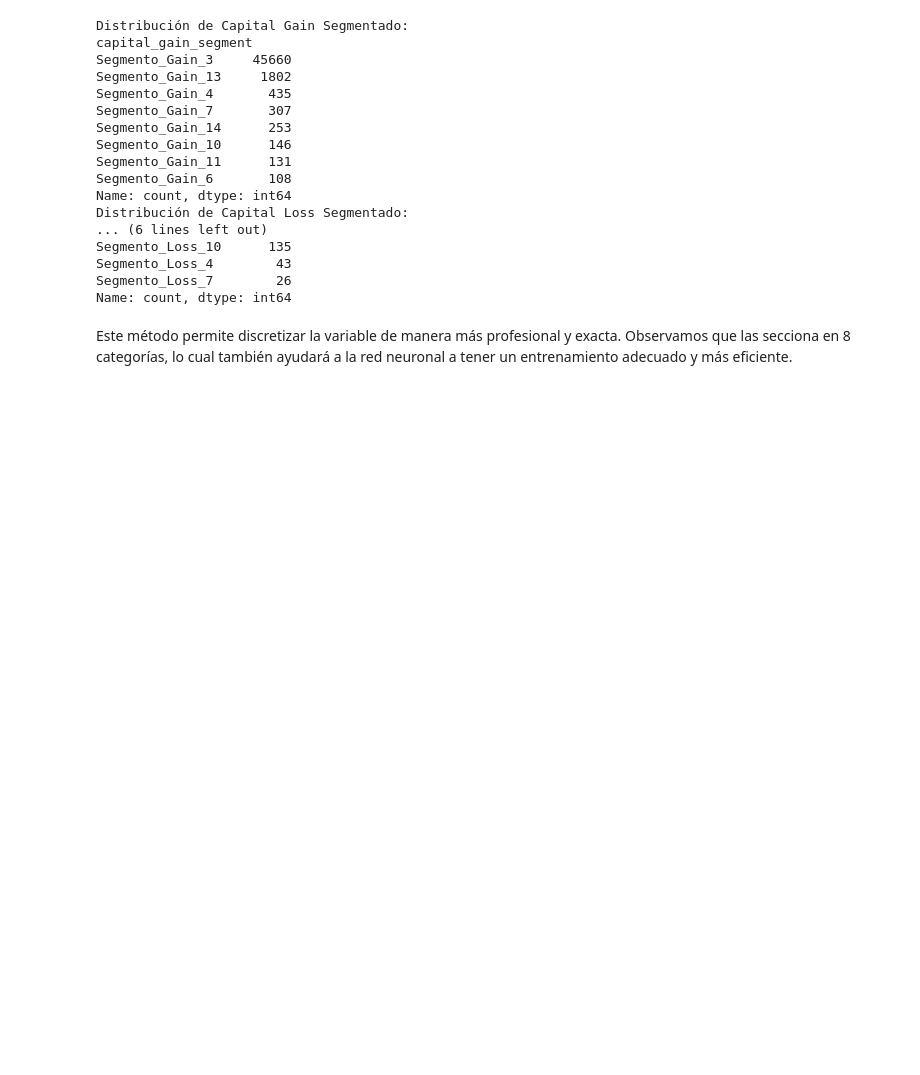
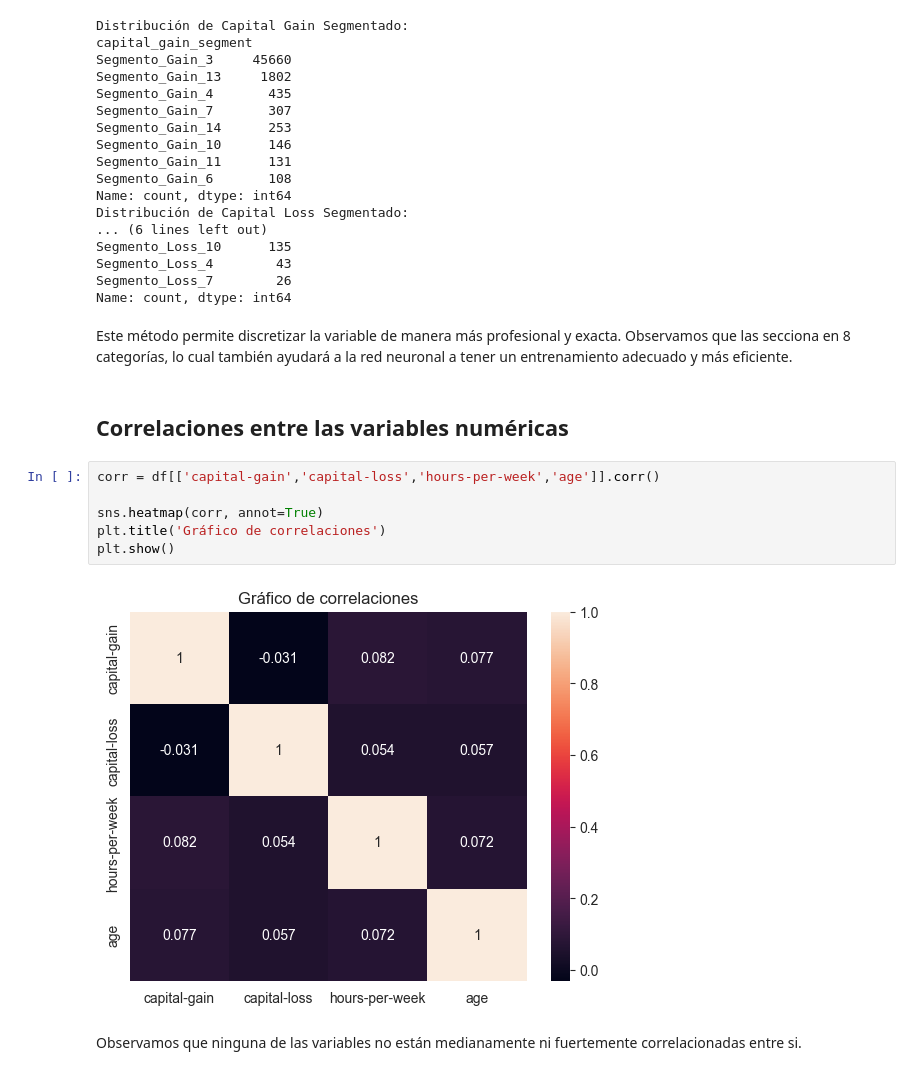
Before and after one commit to Marcelloprime/rnn_adult_income_prediction, a Jupyter notebook: 01_eda.ipynb, the cells around one changed output. Drawn from its saved outputs; the diff is of its cells as text; blank space fills up the shorter version.

Commit message:
EDA V3.1 Agregando matriz de correlaciones.

```diff
--- a/01_eda.ipynb
+++ b/01_eda.ipynb
@@ -435,3 +435,15 @@ Segmento_Loss_7        26
 Name: count, dtype: int64
 # %% [markdown]
 Este método permite discretizar la variable de manera más profesional y exacta. Observamos que las secciona en 8 categorías, lo cual también ayudará a la red neuronal a tener un entrenamiento adecuado y más eficiente.
+# %% [markdown]
+## Correlaciones entre las variables numéricas
+# %%
+corr = df[['capital-gain','capital-loss','hours-per-week','age']].corr()
+
+sns.heatmap(corr, annot=True)
+plt.title('Gráfico de correlaciones')
+plt.show()
+# %% [output]
+[figure, added]
+# %% [markdown]
+Observamos que ninguna de las variables no están medianamente ni fuertemente correlacionadas entre si.
```
